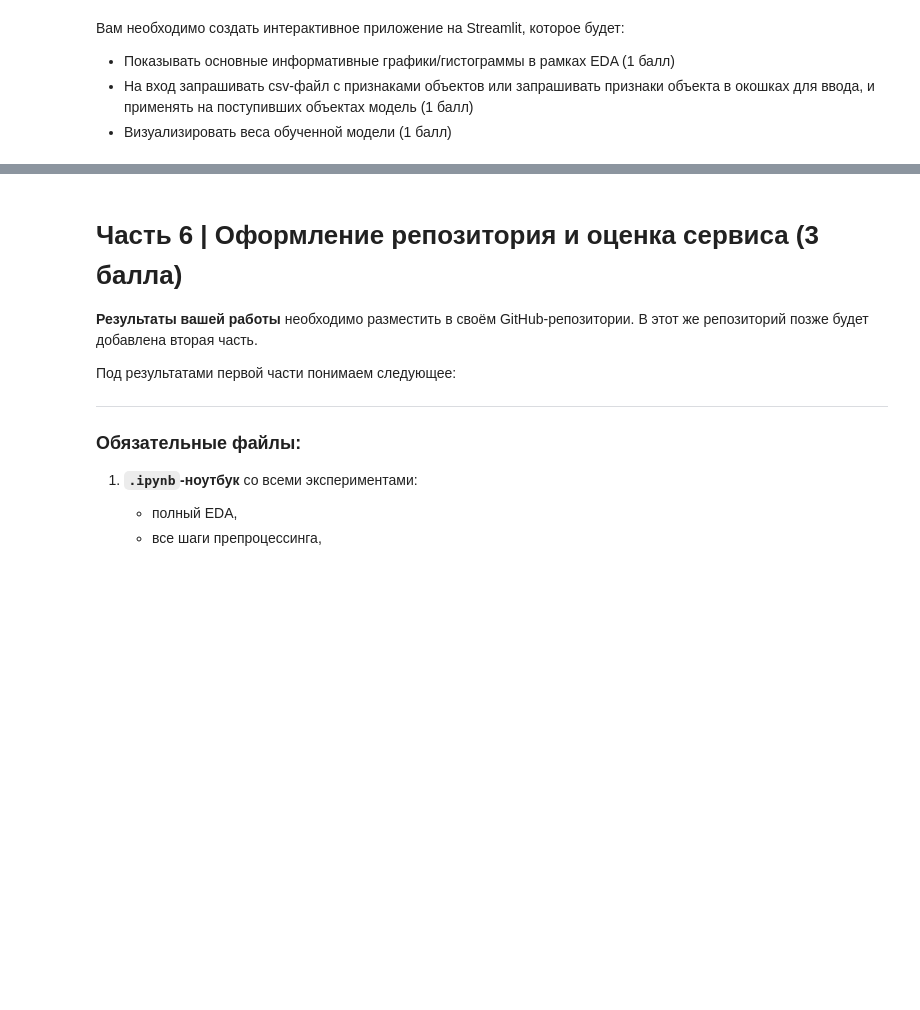
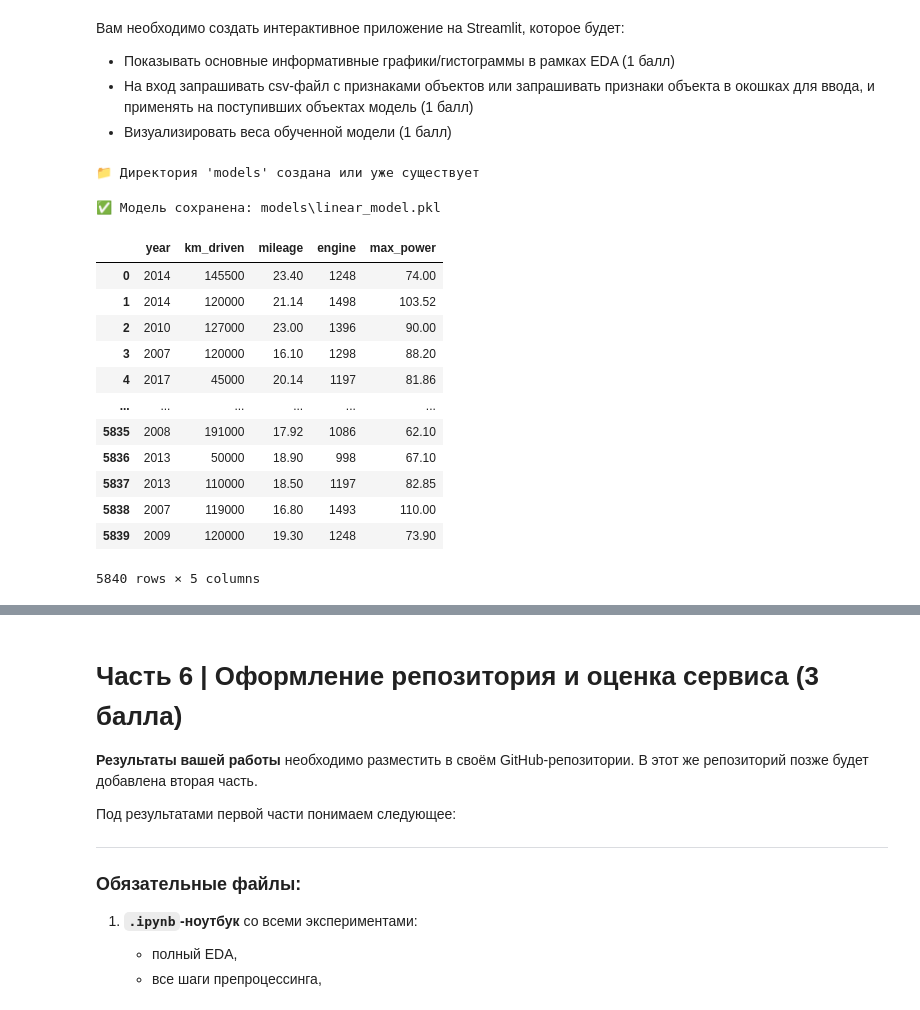
Before and after one commit to aldarovav/YearProject, a Jupyter notebook: ML/HW1_Regression_with_inference_base.ipynb, the cells around one changed output, grey strips where cells are left out. Saved outputs shown, nothing was run; the diff lists cells and outputs as text; code cells hidden in the pictures; blank space fills up the shorter version.

```diff
--- a/ML/HW1_Regression_with_inference_base.ipynb
+++ b/ML/HW1_Regression_with_inference_base.ipynb
@@ -959,7 +975,6 @@ param_grid = {
 }
 
 elastic_net = ElasticNet(random_state=42, max_iter=10000)
-elastic_net.fit(X_train_scaled, y_train)
 
 # GridSearchCV с 10 фолдами
 gs = GridSearchCV(elastic_net, param_grid, cv=10, scoring='neg_mean_squared_error')
@@ -1185,3 +1247,60 @@ Ridge: 0.239
 - Показывать основные информативные графики/гистограммы в рамках EDA (1 балл)
 - На вход запрашивать csv-файл с признаками объектов или запрашивать признаки объекта в окошках для ввода, и применять на поступивших объектах модель (1 балл)
 - Визуализировать веса обученной модели (1 балл)
+# %%
+# Создаем директорию для моделей и импортируем pickle
+import os
+import pickle
+
+model_dir = 'models'
+os.makedirs(model_dir, exist_ok=True)
+
+print(f"📁 Директория '{model_dir}' создана или уже существует")
+# %% [output]
+📁 Директория 'models' создана или уже существует
+# %%
+# Для дз, чтобы можно было скопировать пример:
+# Не запускать тут, это для примера
+
+from sklearn.linear_model import LinearRegression
+import pickle
+import os
+
+# Тут обучаем
+model = LinearRegression()
+model.fit(X_train, y_train)
+
+# Сохранение модели
+model_dir = 'models'
+os.makedirs(model_dir, exist_ok=True)
+
+model_path = os.path.join(model_dir, 'linear_model.pkl')
+with open(model_path, 'wb') as f:
+    pickle.dump(model, f, protocol=pickle.HIGHEST_PROTOCOL)
+
+print(f"✅ Модель сохранена: {model_path}")
+
+# Загрузка модели
+with open(model_path, 'rb') as f:
+    loaded_model = pickle.load(f)
+
+# Использование
+prediction = loaded_model.predict(X_test)
+# %% [output]
+✅ Модель сохранена: models\linear_model.pkl
+# %%
+X_train
+# %% [output]
+|  | year | km_driven | mileage | engine | max_power |
+| 0 | 2014 | 145500 | 23.40 | 1248 | 74.00 |
+| 1 | 2014 | 120000 | 21.14 | 1498 | 103.52 |
+| 2 | 2010 | 127000 | 23.00 | 1396 | 90.00 |
+| 3 | 2007 | 120000 | 16.10 | 1298 | 88.20 |
+| 4 | 2017 | 45000 | 20.14 | 1197 | 81.86 |
+| ... | ... | ... | ... | ... | ... |
+| 5835 | 2008 | 191000 | 17.92 | 1086 | 62.10 |
+| 5836 | 2013 | 50000 | 18.90 | 998 | 67.10 |
+| 5837 | 2013 | 110000 | 18.50 | 1197 | 82.85 |
+| 5838 | 2007 | 119000 | 16.80 | 1493 | 110.00 |
+| 5839 | 2009 | 120000 | 19.30 | 1248 | 73.90 |
+5840 rows × 5 columns
```
Also changed, not shown: parts of 12 cells of this notebook, 10 other files.
